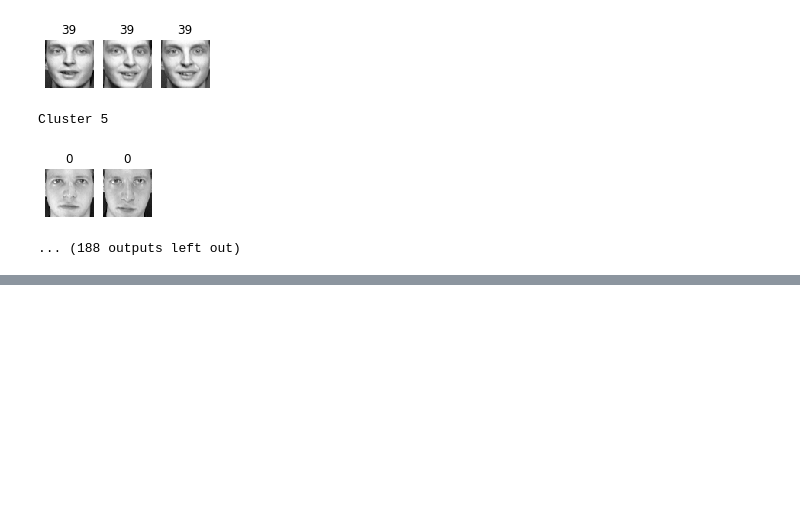
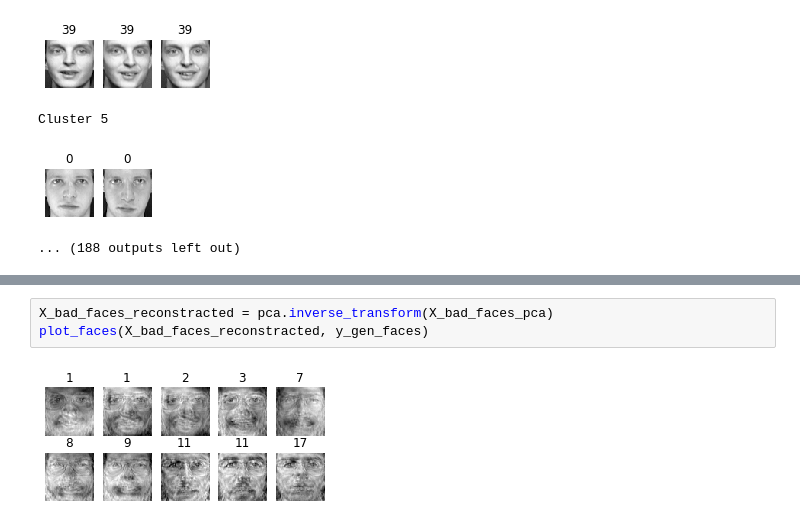
Before and after one commit to zuzuta/BookLearning-Hands_on_Machine_Learning, a Jupyter notebook: Chapter9 Unsupervised Learning Techniques.ipynb, the cells around one changed output, grey strips where cells are left out. Cells and saved outputs as stored; diff of their text form; blank space fills up the shorter version.

```diff
--- a/Chapter9 Unsupervised Learning Techniques.ipynb
+++ b/Chapter9 Unsupervised Learning Techniques.ipynb
@@ -663,0 +797,5 @@ Cluster 5
+# %%
+X_bad_faces_reconstracted = pca.inverse_transform(X_bad_faces_pca)
+plot_faces(X_bad_faces_reconstracted, y_gen_faces)
+# %% [output]
+[figure, added]
```
Also changed, not shown: parts of 25 cells of this notebook.
